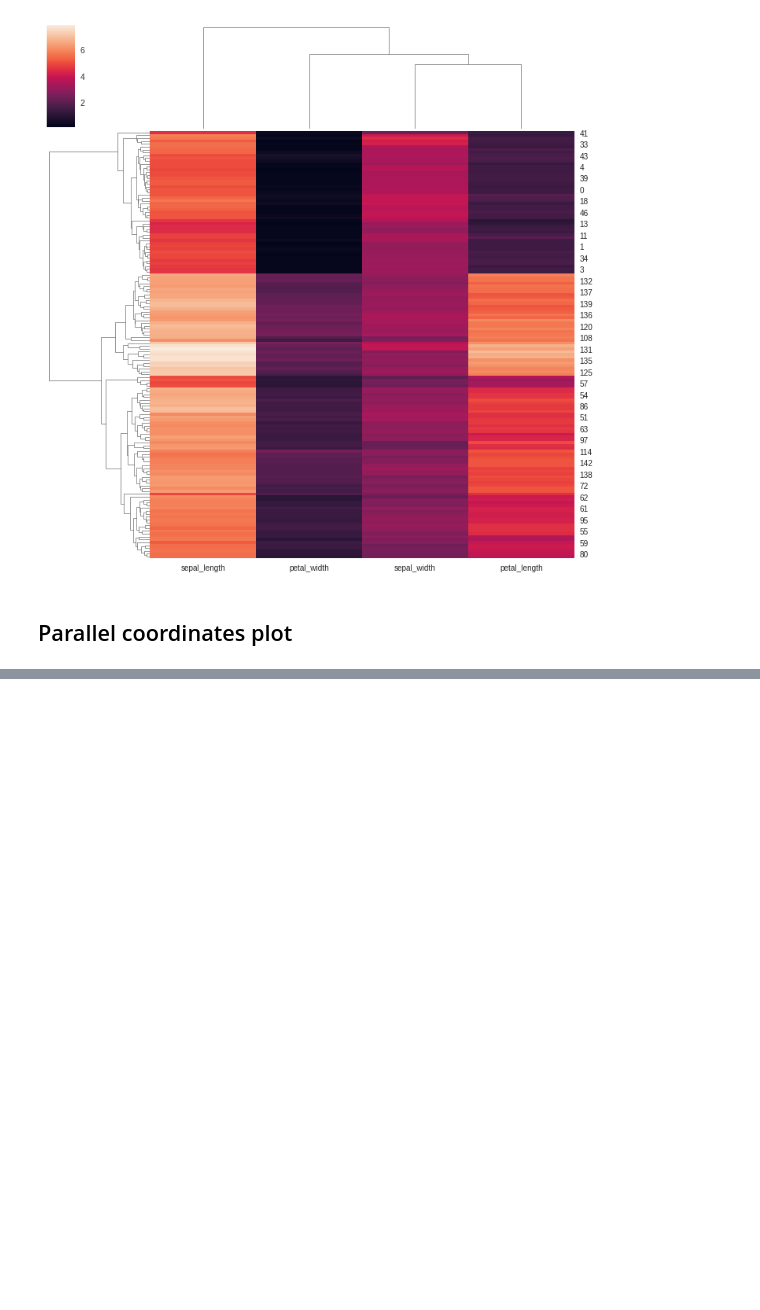
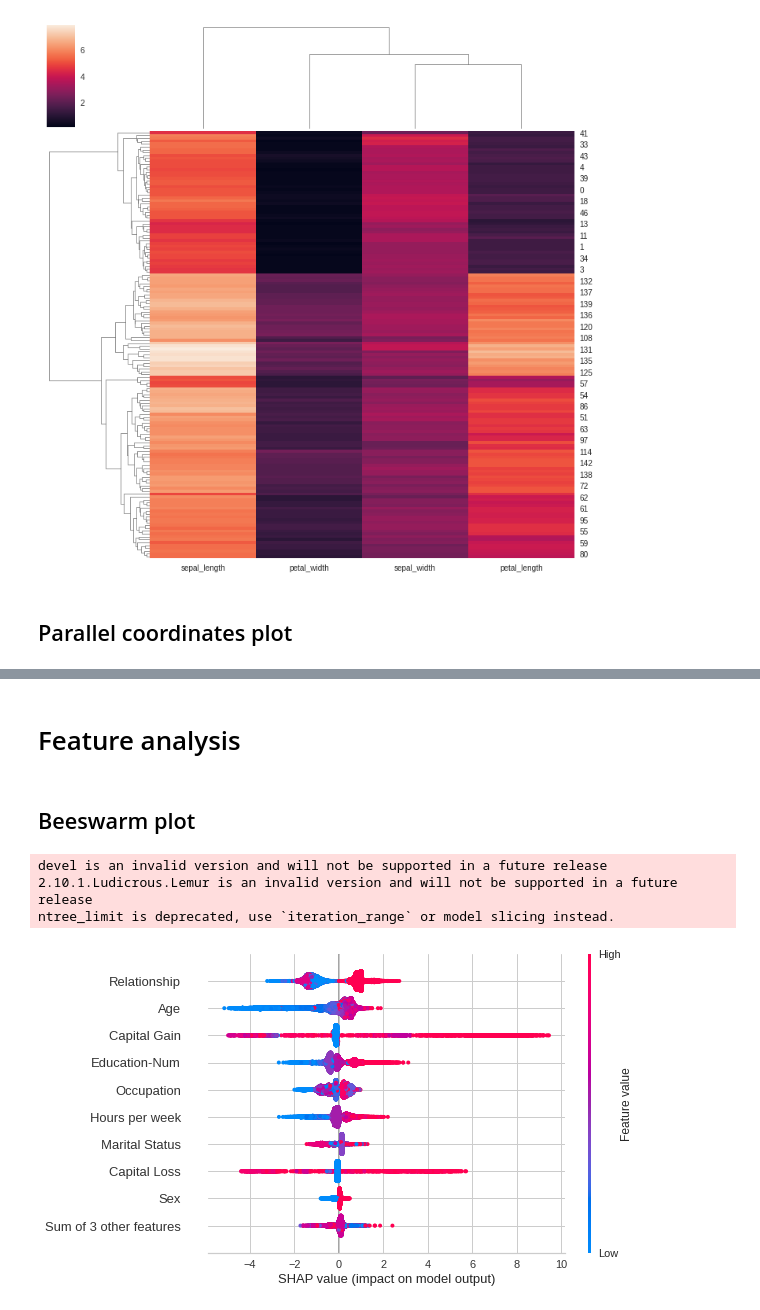
Before and after one commit to alessandro1802/ml-visualizations, a Jupyter notebook: notebook.ipynb, the cells around one changed output, grey strips where cells are left out. Saved outputs shown, nothing was run; the diff lists cells and outputs as text; code cells hidden in the pictures; blank space fills up the shorter version.

Commit message:
added Beeswarm

```diff
--- a/notebook.ipynb
+++ b/notebook.ipynb
@@ -81,0 +77,21 @@ c
+# %% [markdown]
+# Feature analysis
+# %% [markdown]
+## Beeswarm plot
+# %%
+# Load data and train the model
+import shap
+import xgboost
+X,y = shap.datasets.adult()
+model = xgboost.XGBClassifier().fit(X, y)
+
+import shap
+
+explainer = shap.Explainer(model)
+shap_values = explainer(X)
+shap.plots.beeswarm(shap_values)
+# %% [output]
+devel is an invalid version and will not be supported in a future release
+2.10.1.Ludicrous.Lemur is an invalid version and will not be supported in a future release
+ntree_limit is deprecated, use `iteration_range` or model slicing instead.
+[figure, added]
```
Also changed, not shown: parts of 2 cells of this notebook.
